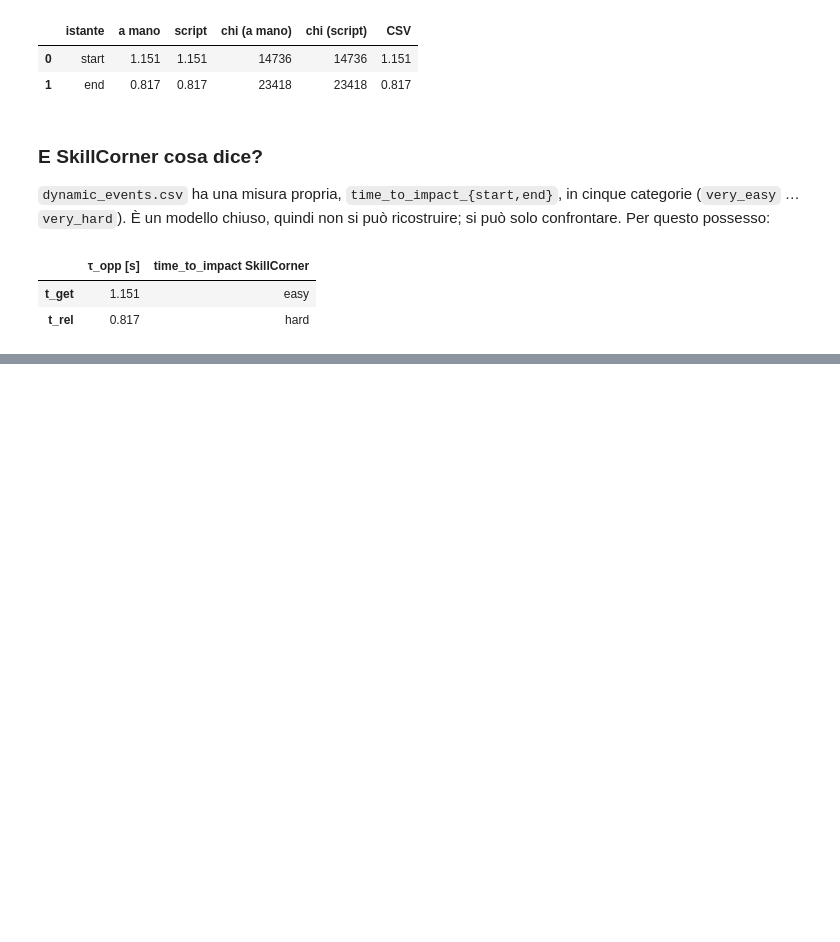
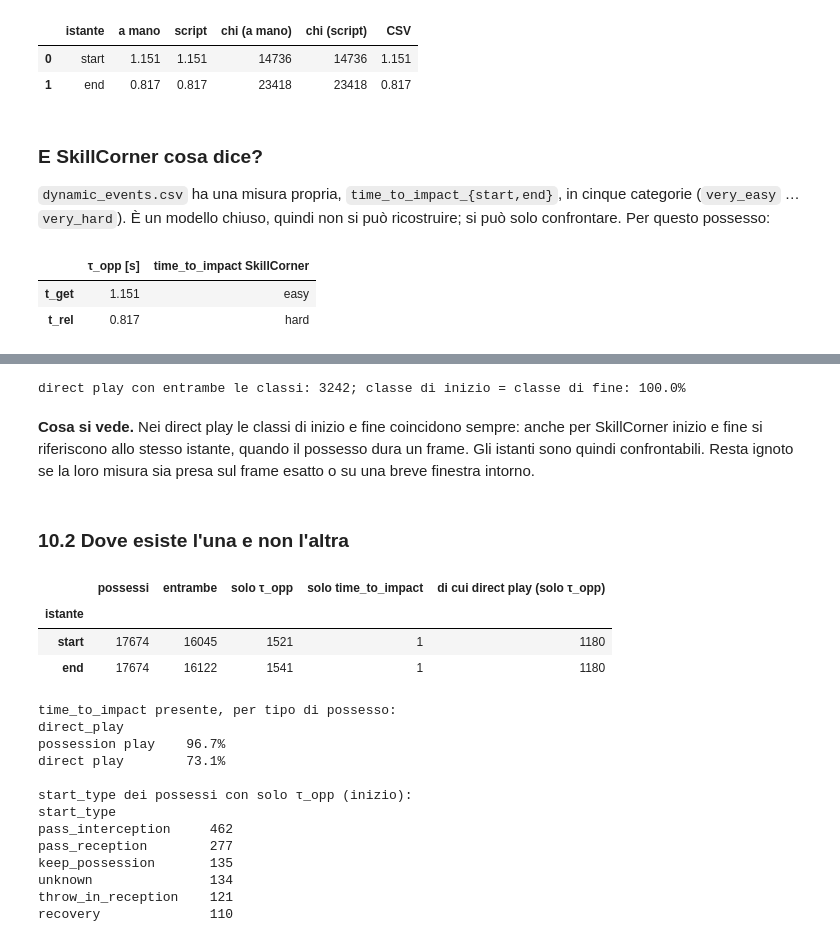
Before and after one commit to lollokomotiv/sport_code_repo, a Jupyter notebook: analytics_cup_project/explorations/03-calcolo-tau-opp.ipynb, the cells around one changed output, grey strips where cells are left out. Drawn from its saved outputs; the diff is of its cells as text; code cells hidden in the pictures; blank space fills up the shorter version.

```diff
--- a/analytics_cup_project/explorations/03-calcolo-tau-opp.ipynb
+++ b/analytics_cup_project/explorations/03-calcolo-tau-opp.ipynb
@@ -732,0 +804,49 @@ costruito su τ_opp.
+# %%
+dp = tau[tau.direct_play & tau.time_to_impact_start_id.notna() & tau.time_to_impact_end_id.notna()]
+print(f"direct play con entrambe le classi: {len(dp)}; classe di inizio = classe di fine: "
+      f"{(dp.time_to_impact_start_id == dp.time_to_impact_end_id).mean():.1%}")
+# %% [output]
+direct play con entrambe le classi: 3242; classe di inizio = classe di fine: 100.0%
+# %% [markdown]
+**Cosa si vede.** Nei direct play le classi di inizio e fine
+coincidono sempre: anche per SkillCorner inizio e fine si riferiscono allo stesso
+istante, quando il possesso dura un frame. Gli istanti sono quindi confrontabili.
+Resta ignoto se la loro misura sia presa sul frame esatto o su una breve finestra
+intorno.
+# %% [markdown]
+### 10.2 Dove esiste l'una e non l'altra
+# %%
+copertura = []
+for q in ("start", "end"):
+    t_si, k_si = tau[f"tau_opp_{q}"].notna(), tau[f"time_to_impact_{q}_id"].notna()
+    solo_tau = tau[t_si & ~k_si]
+    copertura.append({
+        "istante": q, "possessi": len(tau),
+        "entrambe": (t_si & k_si).sum(), "solo τ_opp": len(solo_tau), "solo time_to_impact": (~t_si & k_si).sum(),
+        "di cui direct play (solo τ_opp)": solo_tau.direct_play.sum(),
+    })
+display(pd.DataFrame(copertura).set_index("istante"))
+
+print("time_to_impact presente, per tipo di possesso:")
+print(tau.groupby("direct_play").time_to_impact_start_id.apply(lambda s: f"{s.notna().mean():.1%}")
+      .rename(index={False: "possession play", True: "direct play"}).to_string())
+print("\nstart_type dei possessi con solo τ_opp (inizio):")
+print(tau[tau.tau_opp_start.notna() & tau.time_to_impact_start_id.isna()].start_type.value_counts().head(6).to_string())
+# %% [output]
+|  | possessi | entrambe | solo τ_opp | solo time_to_impact | di cui direct play (solo τ_opp) |
+| istante |  |  |  |  |  |
+| start | 17674 | 16045 | 1521 | 1 | 1180 |
+| end | 17674 | 16122 | 1541 | 1 | 1180 |
+time_to_impact presente, per tipo di possesso:
+direct_play
+possession play    96.7%
+direct play        73.1%
+
+start_type dei possessi con solo τ_opp (inizio):
+start_type
+pass_interception     462
+pass_reception        277
+keep_possession       135
+unknown               134
+throw_in_reception    121
+recovery              110
```
Also changed, not shown: parts of 13 cells of this notebook, 15 other files.
